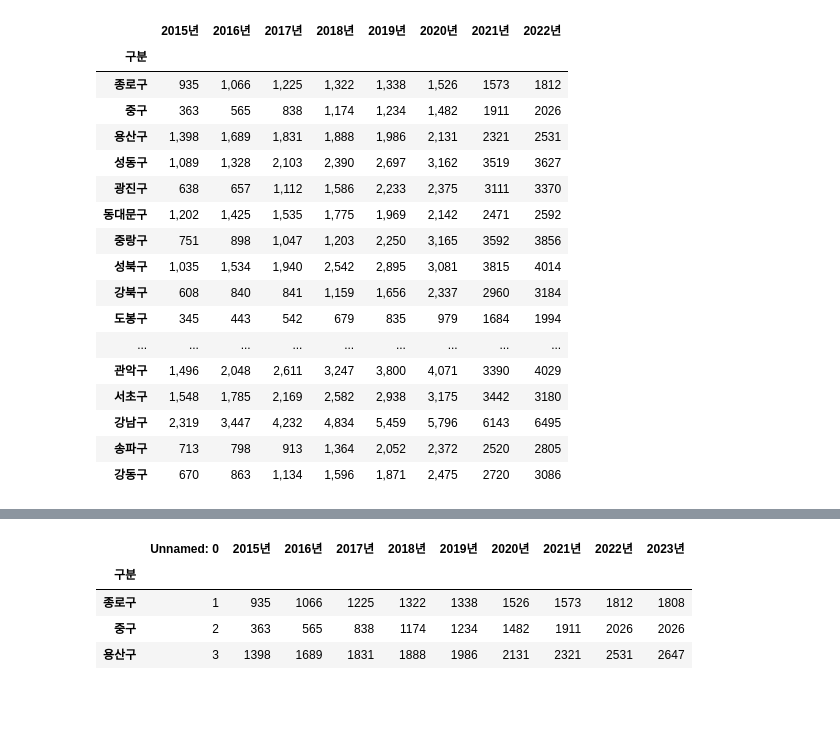
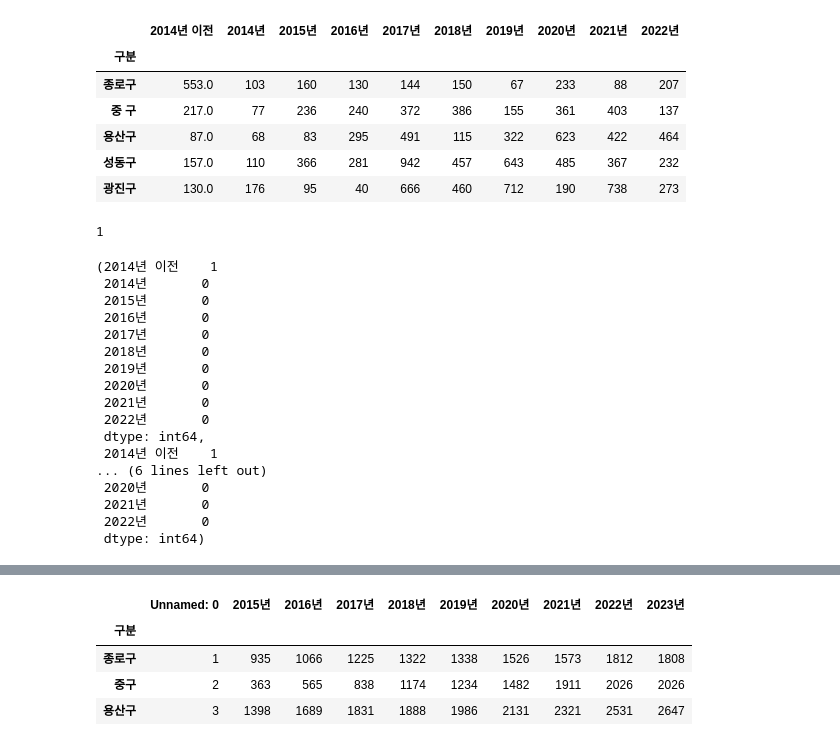
Before and after one commit to bong9C/DataAnalysis-2023.09, a Jupyter notebook: 02.Pandas/10.서울시 CCTV.ipynb, the cells around one changed output, grey strips where cells are left out. Drawn from its saved outputs; the diff is of its cells as text; code cells hidden in the pictures; blank space fills up the shorter version.

```diff
--- a/02.Pandas/서울시_구별주민.ipynb
+++ b/02.Pandas/10.서울시 CCTV.ipynb
@@ -36,22 +37,0 @@ cctv
-# %%
-del cctv['2023년']
-cctv
-# %% [output]
-|  | 2015년 | 2016년 | 2017년 | 2018년 | 2019년 | 2020년 | 2021년 | 2022년 |
-| 구분 |  |  |  |  |  |  |  |  |
-| 종로구 | 935 | 1,066 | 1,225 | 1,322 | 1,338 | 1,526 | 1573 | 1812 |
-| 중구 | 363 | 565 | 838 | 1,174 | 1,234 | 1,482 | 1911 | 2026 |
-| 용산구 | 1,398 | 1,689 | 1,831 | 1,888 | 1,986 | 2,131 | 2321 | 2531 |
-| 성동구 | 1,089 | 1,328 | 2,103 | 2,390 | 2,697 | 3,162 | 3519 | 3627 |
-| 광진구 | 638 | 657 | 1,112 | 1,586 | 2,233 | 2,375 | 3111 | 3370 |
-| 동대문구 | 1,202 | 1,425 | 1,535 | 1,775 | 1,969 | 2,142 | 2471 | 2592 |
-| 중랑구 | 751 | 898 | 1,047 | 1,203 | 2,250 | 3,165 | 3592 | 3856 |
-| 성북구 | 1,035 | 1,534 | 1,940 | 2,542 | 2,895 | 3,081 | 3815 | 4014 |
-| 강북구 | 608 | 840 | 841 | 1,159 | 1,656 | 2,337 | 2960 | 3184 |
-| 도봉구 | 345 | 443 | 542 | 679 | 835 | 979 | 1684 | 1994 |
-| ... | ... | ... | ... | ... | ... | ... | ... | ... |
-| 관악구 | 1,496 | 2,048 | 2,611 | 3,247 | 3,800 | 4,071 | 3390 | 4029 |
-| 서초구 | 1,548 | 1,785 | 2,169 | 2,582 | 2,938 | 3,175 | 3442 | 3180 |
-| 강남구 | 2,319 | 3,447 | 4,232 | 4,834 | 5,459 | 5,796 | 6143 | 6495 |
-| 송파구 | 713 | 798 | 913 | 1,364 | 2,052 | 2,372 | 2520 | 2805 |
-| 강동구 | 670 | 863 | 1,134 | 1,596 | 1,871 | 2,475 | 2720 | 3086 |
@@ -62,0 +38,37 @@ for col in cctv.columns:
+# %%
+cctv.drop(columns=['Unnamed: 0', '총계', '2023년'], inplace=True)
+cctv.drop(['계'], inplace=True)
+cctv.head()
+# %% [output]
+|  | 2014년 이전 | 2014년 | 2015년 | 2016년 | 2017년 | 2018년 | 2019년 | 2020년 | 2021년 | 2022년 |
+| 구분 |  |  |  |  |  |  |  |  |  |  |
+| 종로구 | 553.0 | 103 | 160 | 130 | 144 | 150 | 67 | 233 | 88 | 207 |
+| 중 구 | 217.0 | 77 | 236 | 240 | 372 | 386 | 155 | 361 | 403 | 137 |
+| 용산구 | 87.0 | 68 | 83 | 295 | 491 | 115 | 322 | 623 | 422 | 464 |
+| 성동구 | 157.0 | 110 | 366 | 281 | 942 | 457 | 643 | 485 | 367 | 232 |
+| 광진구 | 130.0 | 176 | 95 | 40 | 666 | 460 | 712 | 190 | 738 | 273 |
+# %%
+# 결측치가 있는지 확인
+cctv['2014년 이전'].isna().sum()
+# %% [output]
+1
+# %%
+cctv.isna().sum(), cctv.isna().sum()
+# %% [output]
+(2014년 이전    1
+ 2014년       0
+ 2015년       0
+ 2016년       0
+ 2017년       0
+ 2018년       0
+ 2019년       0
+ 2020년       0
+ 2021년       0
+ 2022년       0
+ dtype: int64,
+ 2014년 이전    1
+... (6 lines left out)
+ 2020년       0
+ 2021년       0
+ 2022년       0
+ dtype: int64)
```
Also changed, not shown: parts of 7 cells of this notebook, 4 other files.
